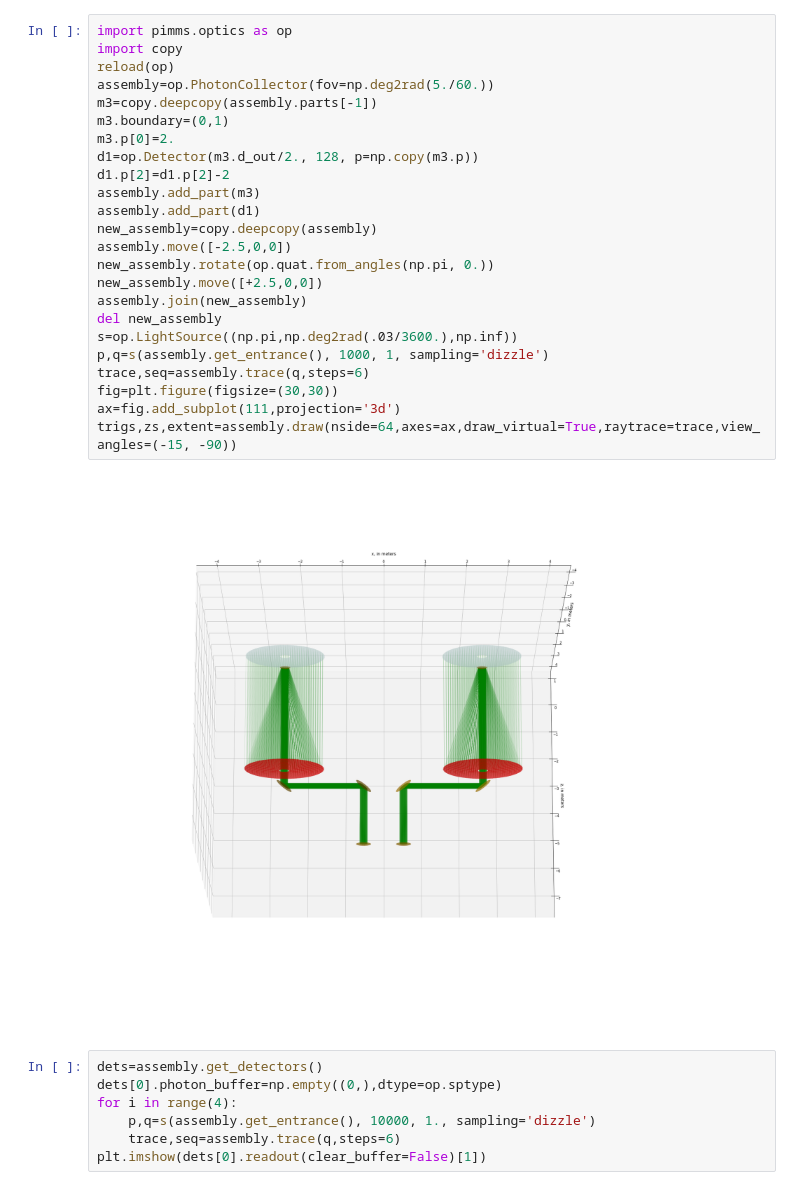
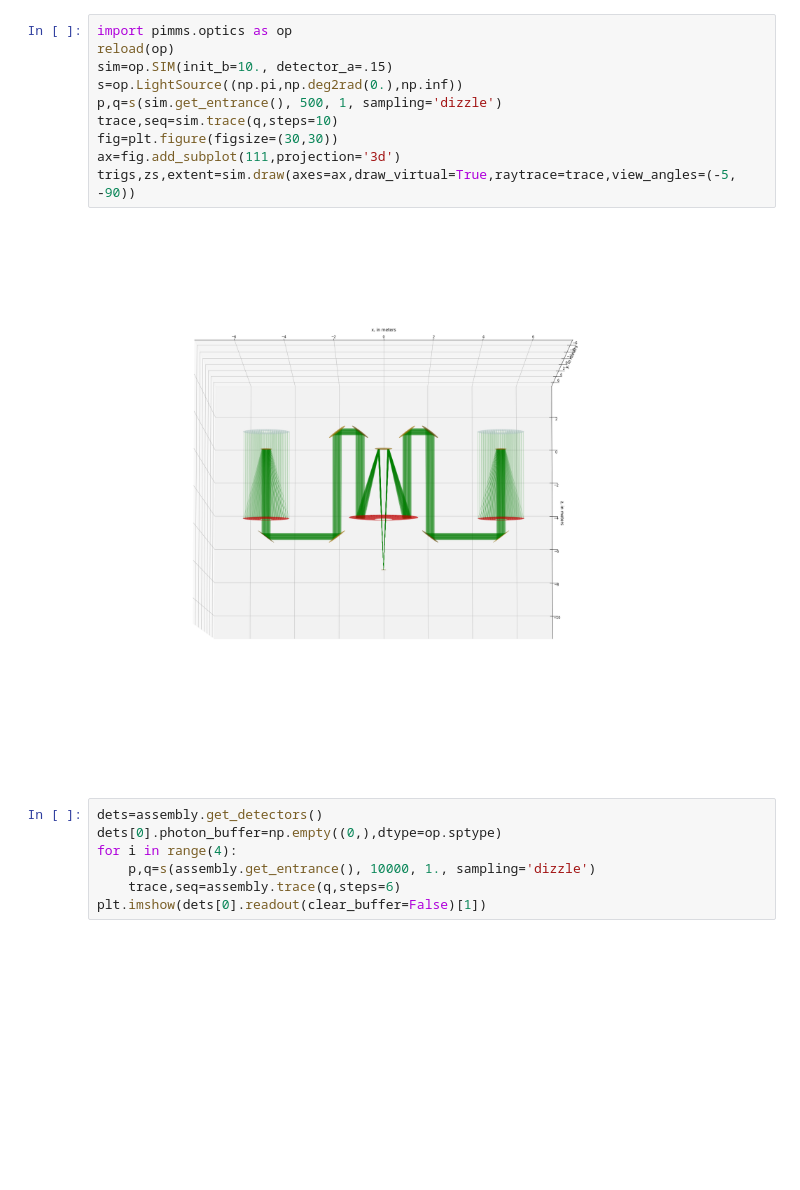
Before and after one commit to pigsboss/pimms, a Jupyter notebook: notes/raytracing.ipynb, the cells around one changed output. Drawn from its saved outputs; the diff is of its cells as text; blank space fills up the shorter version.

```diff
--- a/notes/raytracing.ipynb
+++ b/notes/raytracing.ipynb
@@ -1,29 +1,15 @@
 # %%
 import pimms.optics as op
-import copy
 reload(op)
-assembly=op.PhotonCollector(fov=np.deg2rad(5./60.))
-m3=copy.deepcopy(assembly.parts[-1])
-m3.boundary=(0,1)
-m3.p[0]=2.
-d1=op.Detector(m3.d_out/2., 128, p=np.copy(m3.p))
-d1.p[2]=d1.p[2]-2
-assembly.add_part(m3)
-assembly.add_part(d1)
-new_assembly=copy.deepcopy(assembly)
-assembly.move([-2.5,0,0])
-new_assembly.rotate(op.quat.from_angles(np.pi, 0.))
-new_assembly.move([+2.5,0,0])
-assembly.join(new_assembly)
-del new_assembly
-s=op.LightSource((np.pi,np.deg2rad(.03/3600.),np.inf))
-p,q=s(assembly.get_entrance(), 1000, 1, sampling='dizzle')
-trace,seq=assembly.trace(q,steps=6)
+sim=op.SIM(init_b=10., detector_a=.15)
+s=op.LightSource((np.pi,np.deg2rad(0.),np.inf))
+p,q=s(sim.get_entrance(), 500, 1, sampling='dizzle')
+trace,seq=sim.trace(q,steps=10)
 fig=plt.figure(figsize=(30,30))
 ax=fig.add_subplot(111,projection='3d')
-trigs,zs,extent=assembly.draw(nside=64,axes=ax,draw_virtual=True,raytrace=trace,view_angles=(-15, -90))
+trigs,zs,extent=sim.draw(axes=ax,draw_virtual=True,raytrace=trace,view_angles=(-5, -90))
 # %% [output]
-[figure, old version]
+[figure, new version]
 # %%
 dets=assembly.get_detectors()
 dets[0].photon_buffer=np.empty((0,),dtype=op.sptype)
```
Also changed, not shown: parts of 18 cells of this notebook, 1 other file.
